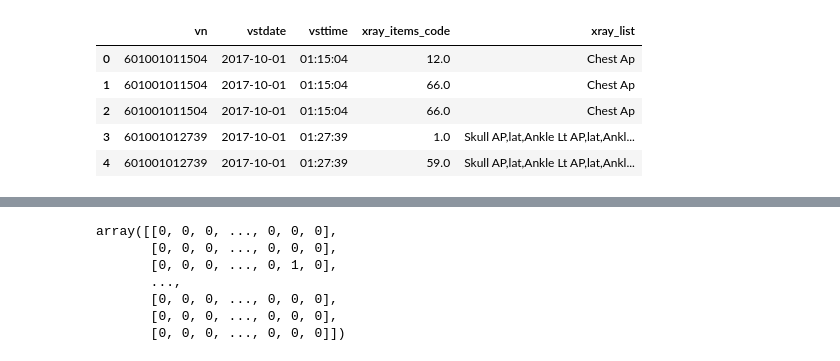
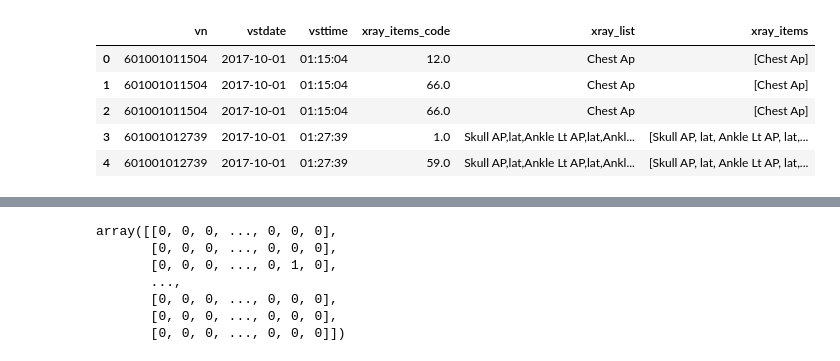
Before and after one commit to phraretein/patient_clustering, a Jupyter notebook: patient_clustering.ipynb, the cells around one changed output, grey strips where cells are left out. Cells and saved outputs as stored; diff of their text form; code cells hidden in the pictures.

```diff
--- a/patient_clustering.ipynb
+++ b/patient_clustering.ipynb
@@ -18,15 +19,16 @@ df_cc.head()
 | 2 | 601101191449 | 2017-11-01 | 19:14:49 | หญิง | 51.0 | รับจาก ER เวลา 19.32 น มีไข้ ไอมี... | 175.0 | 99.0 | 114.0 | 0.0 | 156.0 | ... |
 | 3 | 610926001048 | 2018-09-26 | 00:10:48 | หญิง | 52.0 | ผู้ป่วยแจ้งว่า มีอาการปวดท้อง แน่... | 170.0 | 110.0 | 64.0 | 86.0 | 154.0 | ... |
 | 6 | 610326142345 | 2018-03-26 | 14:23:45 | หญิง | 51.0 | ปวดขาพับข้างซ้ายร้าวลงขาซ้ายเป็นม... | 153.0 | 92.0 | 67.0 | 86.0 | 154.0 | ... |
-# %%
-df_xray.head()
-# %% [output]
-|  | vn | vstdate | vsttime | xray_items_code | xray_list |
-| 0 | 601001011504 | 2017-10-01 | 01:15:04 | 12.0 | Chest Ap |
-| 1 | 601001011504 | 2017-10-01 | 01:15:04 | 66.0 | Chest Ap |
-| 2 | 601001011504 | 2017-10-01 | 01:15:04 | 66.0 | Chest Ap |
-| 3 | 601001012739 | 2017-10-01 | 01:27:39 | 1.0 | Skull AP,lat,Ankle Lt AP,lat,Ankl... |
-| 4 | 601001012739 | 2017-10-01 | 01:27:39 | 59.0 | Skull AP,lat,Ankle Lt AP,lat,Ankl... |
+# %%
+df_xray['xray_items'] = df_xray['xray_list'].str.split(",", n= -1)
+df_xray.head()
+# %% [output]
+|  | vn | vstdate | vsttime | xray_items_code | xray_list | xray_items |
+| 0 | 601001011504 | 2017-10-01 | 01:15:04 | 12.0 | Chest Ap | [Chest Ap] |
+| 1 | 601001011504 | 2017-10-01 | 01:15:04 | 66.0 | Chest Ap | [Chest Ap] |
+| 2 | 601001011504 | 2017-10-01 | 01:15:04 | 66.0 | Chest Ap | [Chest Ap] |
+| 3 | 601001012739 | 2017-10-01 | 01:27:39 | 1.0 | Skull AP,lat,Ankle Lt AP,lat,Ankl... | [Skull AP, lat, Ankle Lt AP, lat,... |
+| 4 | 601001012739 | 2017-10-01 | 01:27:39 | 59.0 | Skull AP,lat,Ankle Lt AP,lat,Ankl... | [Skull AP, lat, Ankle Lt AP, lat,... |
 # %%
 df_cc['symptoms'] = df_cc['clean_symptom2(synonym)'].str.split("/", n= -1)
 df_cc.head()
```
Also changed, not shown: parts of 21 cells of this notebook, 2 other files.
